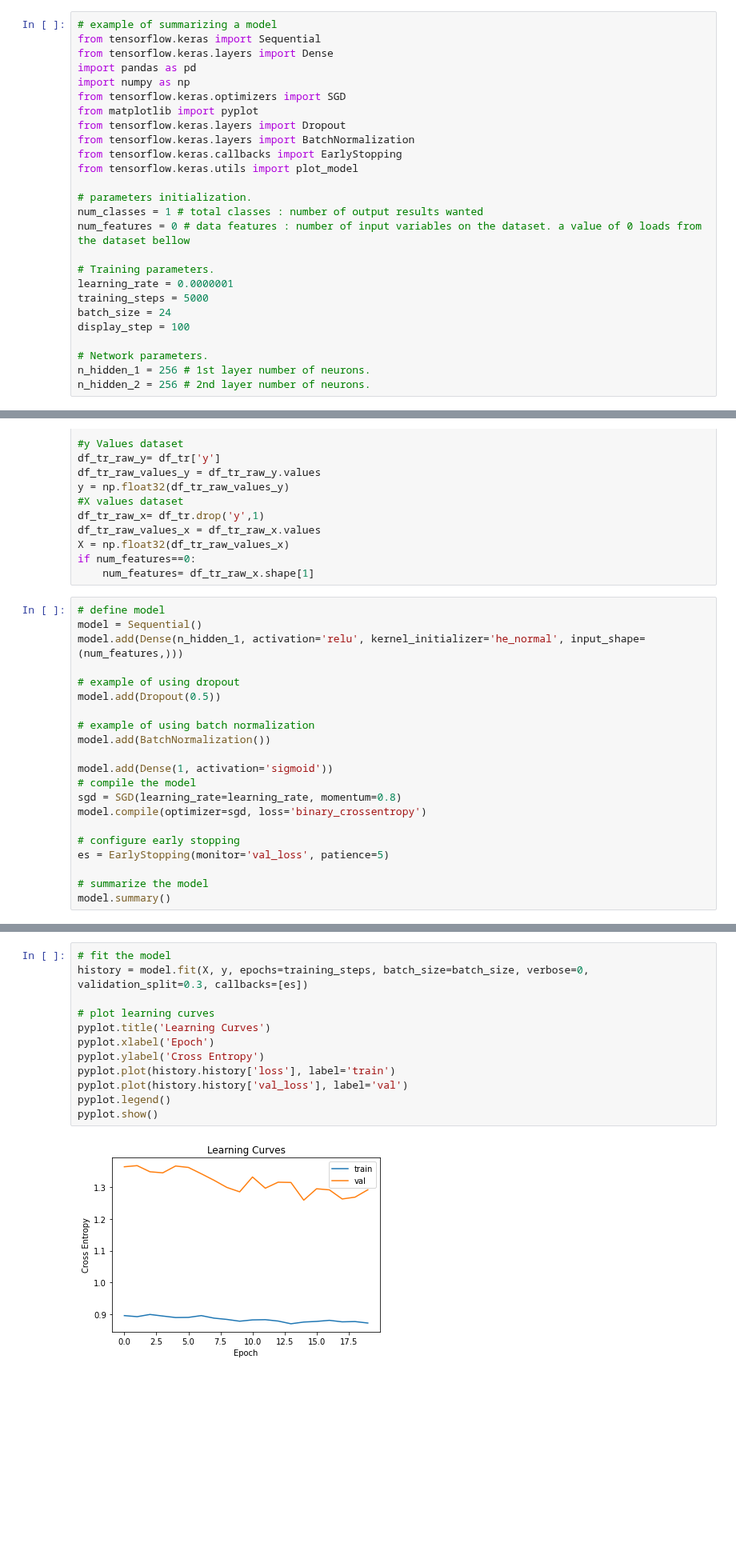
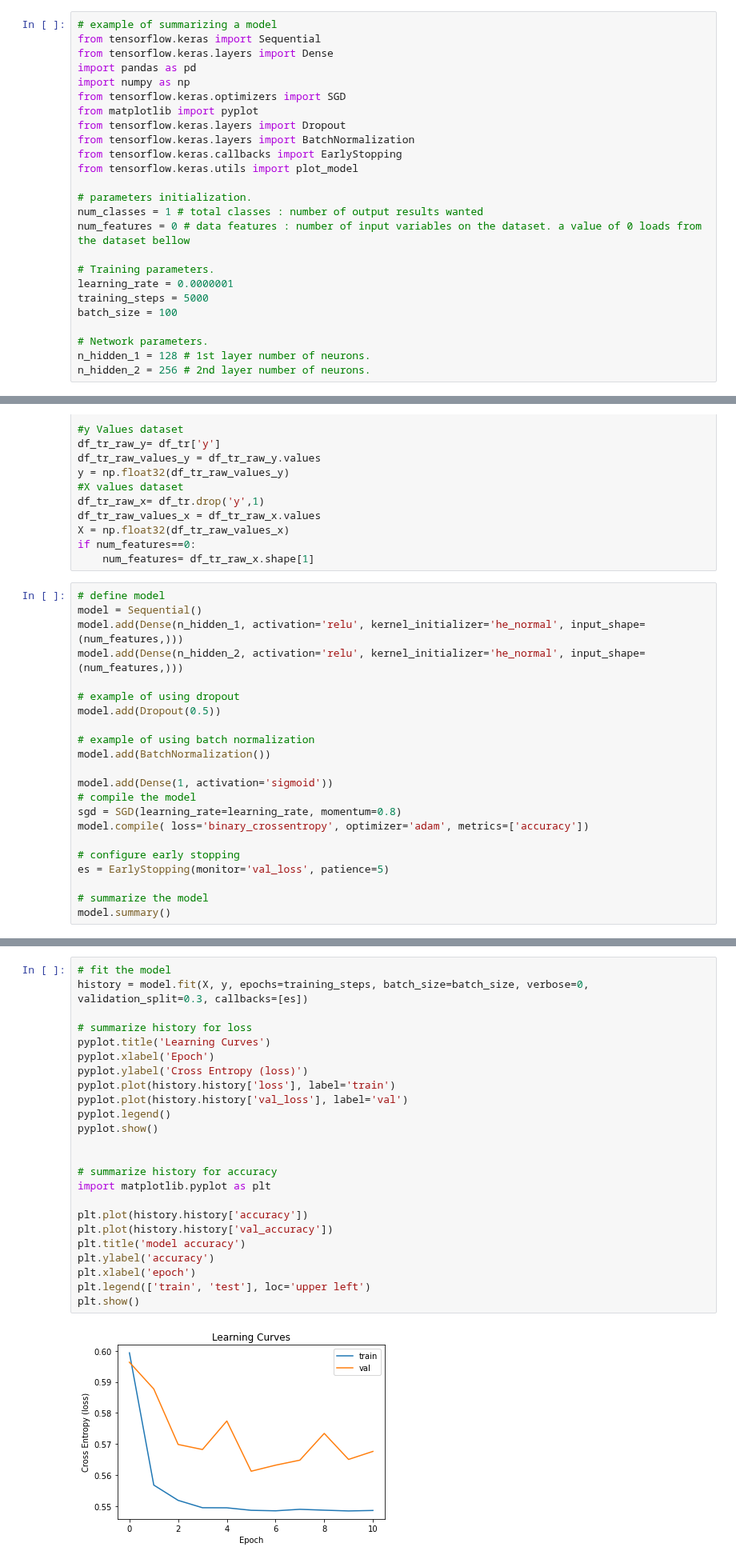
Before and after one commit to aymericdamien/TensorFlow-Examples, a Jupyter notebook: tensorflow_v2/notebooks/3_NeuralNetworks/Multilayer_Perceptron_With_Keras.ipynb, the cells around one changed output, grey strips where cells are left out. Shown at 80% size. Saved outputs shown, nothing was run; the diff lists cells and outputs as text; blank space fills up the shorter version.

```diff
--- a/tensorflow_v2/notebooks/3_NeuralNetworks/Multilayer_Perceptron_With_Keras.ipynb
+++ b/tensorflow_v2/notebooks/3_NeuralNetworks/Multilayer_Perceptron_With_Keras.ipynb
@@ -18,11 +18,10 @@ num_features = 0 # data features : number of input variables on the dataset. a v
 # Training parameters.
 learning_rate = 0.0000001
 training_steps = 5000
-batch_size = 24
-display_step = 100
+batch_size = 100
 
 # Network parameters.
-n_hidden_1 = 256 # 1st layer number of neurons.
+n_hidden_1 = 128 # 1st layer number of neurons.
 n_hidden_2 = 256 # 2nd layer number of neurons.
 # %%
 # predictions Data.
@@ -47,6 +46,7 @@ if num_features==0:
 # define model
 model = Sequential()
 model.add(Dense(n_hidden_1, activation='relu', kernel_initializer='he_normal', input_shape=(num_features,)))
+model.add(Dense(n_hidden_2, activation='relu', kernel_initializer='he_normal', input_shape=(num_features,)))
 
 # example of using dropout
 model.add(Dropout(0.5))
@@ -57,7 +57,7 @@ model.add(BatchNormalization())
 model.add(Dense(1, activation='sigmoid'))
 # compile the model
 sgd = SGD(learning_rate=learning_rate, momentum=0.8)
-model.compile(optimizer=sgd, loss='binary_crossentropy')
+model.compile( loss='binary_crossentropy', optimizer='adam', metrics=['accuracy'])
 
 # configure early stopping
 es = EarlyStopping(monitor='val_loss', patience=5)
@@ -89,14 +91,26 @@ plot_model(model, 'model.png', show_shapes=True)
 # %%
 # fit the model
 history = model.fit(X, y, epochs=training_steps, batch_size=batch_size, verbose=0, validation_split=0.3, callbacks=[es])
 
-# plot learning curves
+# summarize history for loss
 pyplot.title('Learning Curves')
 pyplot.xlabel('Epoch')
-pyplot.ylabel('Cross Entropy')
+pyplot.ylabel('Cross Entropy (loss)')
 pyplot.plot(history.history['loss'], label='train')
 pyplot.plot(history.history['val_loss'], label='val')
 pyplot.legend()
 pyplot.show()
+
+
+# summarize history for accuracy
+import matplotlib.pyplot as plt
+
+plt.plot(history.history['accuracy'])
+plt.plot(history.history['val_accuracy'])
+plt.title('model accuracy')
+plt.ylabel('accuracy')
+plt.xlabel('epoch')
+plt.legend(['train', 'test'], loc='upper left')
+plt.show()
 # %% [output]
-[figure, old version]
+[figure, new version]
```
Also changed, not shown: parts of 4 cells of this notebook, 1 other file.
